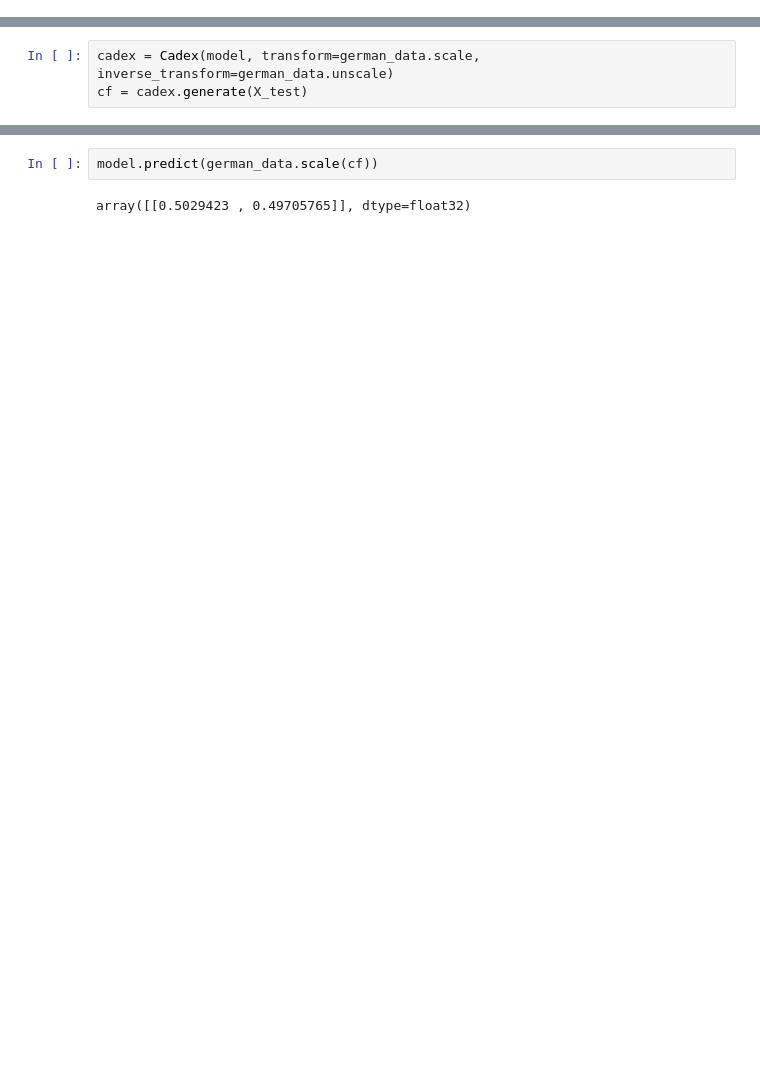
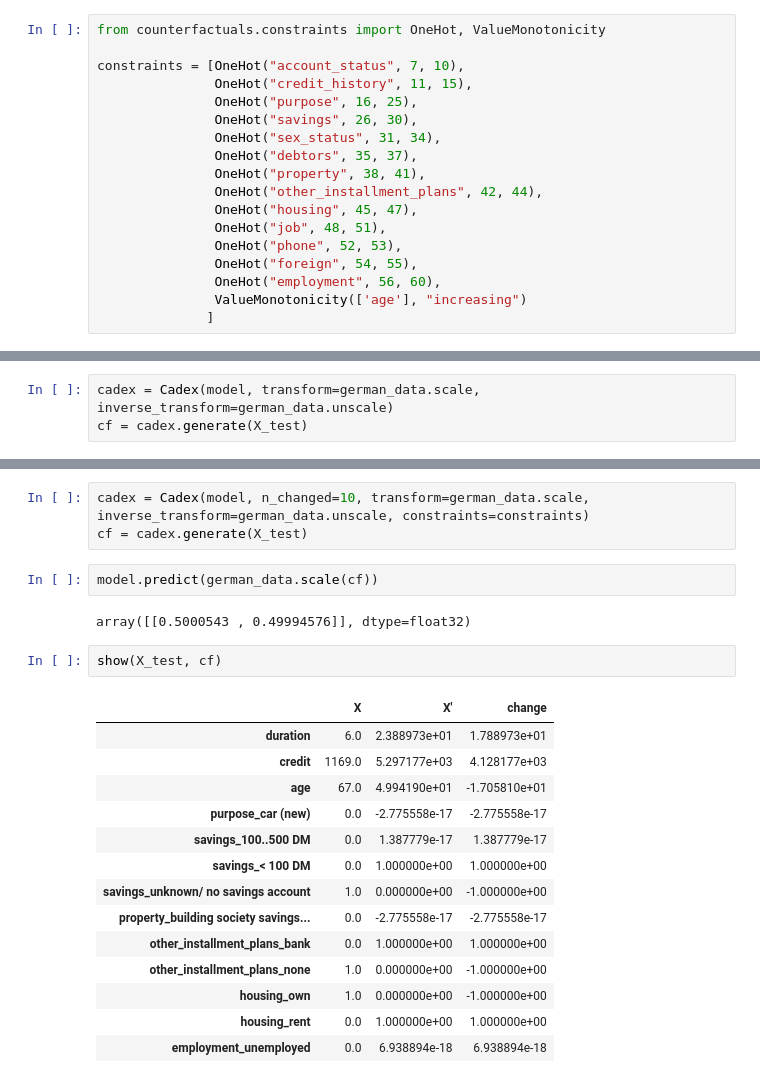
Before and after one commit to LoGosX/CFEC, a Jupyter notebook: evaluation/case study.ipynb, the cells around one changed output, grey strips where cells are left out. Cells and saved outputs as stored; diff of their text form; blank space fills up the shorter version.

```diff
--- a/evaluation/case study.ipynb
+++ b/evaluation/case study.ipynb
@@ -77,0 +135,18 @@ array([[0.00851224, 0.99148774]], dtype=float32)
+# %%
+from counterfactuals.constraints import OneHot, ValueMonotonicity
+
+constraints = [OneHot("account_status", 7, 10),
+               OneHot("credit_history", 11, 15),
+               OneHot("purpose", 16, 25),
+               OneHot("savings", 26, 30),
+               OneHot("sex_status", 31, 34),
+               OneHot("debtors", 35, 37),
+               OneHot("property", 38, 41),
+               OneHot("other_installment_plans", 42, 44),
+               OneHot("housing", 45, 47),
+               OneHot("job", 48, 51),
+               OneHot("phone", 52, 53),
+               OneHot("foreign", 54, 55),
+               OneHot("employment", 56, 60),
+               ValueMonotonicity(['age'], "increasing")
+              ]
@@ -128,4 +258,24 @@ show(X_test_scaled, german_data.scale(cf))
+# %%
+cadex = Cadex(model, n_changed=10, transform=german_data.scale, inverse_transform=german_data.unscale, constraints=constraints)
+cf = cadex.generate(X_test)
 # %%
 model.predict(german_data.scale(cf))
 # %% [output]
-array([[0.5029423 , 0.49705765]], dtype=float32)
+array([[0.5000543 , 0.49994576]], dtype=float32)
+# %%
+show(X_test, cf)
+# %% [output]
+|  | X | X' | change |
+| duration | 6.0 | 2.388973e+01 | 1.788973e+01 |
+| credit | 1169.0 | 5.297177e+03 | 4.128177e+03 |
+| age | 67.0 | 4.994190e+01 | -1.705810e+01 |
+| purpose_car (new) | 0.0 | -2.775558e-17 | -2.775558e-17 |
+| savings_100..500 DM | 0.0 | 1.387779e-17 | 1.387779e-17 |
+| savings_< 100 DM | 0.0 | 1.000000e+00 | 1.000000e+00 |
+| savings_unknown/ no savings account | 1.0 | 0.000000e+00 | -1.000000e+00 |
+| property_building society savings... | 0.0 | -2.775558e-17 | -2.775558e-17 |
+| other_installment_plans_bank | 0.0 | 1.000000e+00 | 1.000000e+00 |
+| other_installment_plans_none | 1.0 | 0.000000e+00 | -1.000000e+00 |
+| housing_own | 1.0 | 0.000000e+00 | -1.000000e+00 |
+| housing_rent | 0.0 | 1.000000e+00 | 1.000000e+00 |
+| employment_unemployed | 0.0 | 6.938894e-18 | 6.938894e-18 |
```
Also changed, not shown: parts of 39 cells of this notebook, 4 other files.
